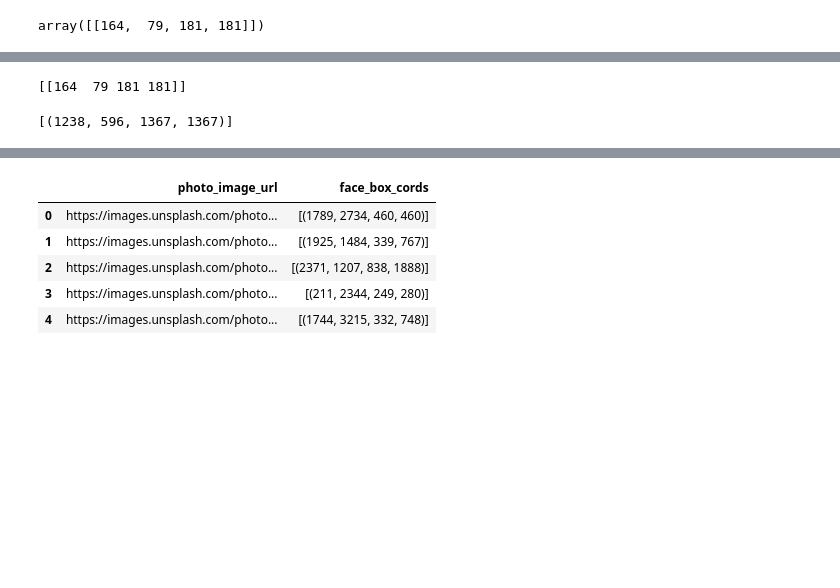
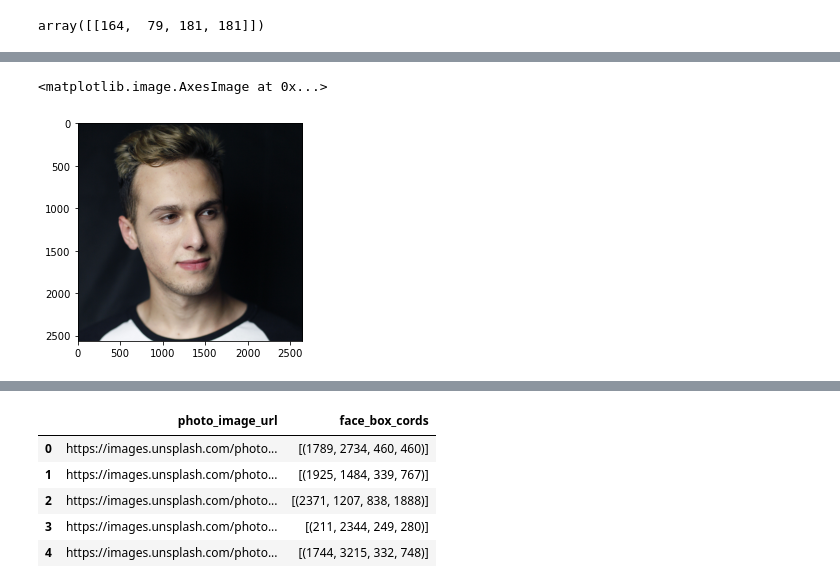
Before and after one commit to ramgendeploy/unsplash_faces, a Jupyter notebook: facebox_resize.ipynb, the cells around one changed output, grey strips where cells are left out. Cells and saved outputs as stored; diff of their text form; code cells hidden in the pictures; blank space fills up the shorter version.

```diff
--- a/facebox_resize.ipynb
+++ b/facebox_resize.ipynb
@@ -160,9 +193,8 @@ new_shape=img_open.shape
 # %%
-print(parse_cords(test_recal['face_boxs'][0]))
-recal_box(parse_cords(test_recal['face_boxs'][0]),og_shape, new_shape)
+plt.imshow(cropface(img_open, new_box[0]))
 # %% [output]
-[[164  79 181 181]]
+<matplotlib.image.AxesImage at 0x...>
-[(1238, 596, 1367, 1367)]
+[figure, added]
 # %%
 csv_files = glob.glob('./face_box/*.csv')
 
```
Also changed, not shown: parts of 4 cells of this notebook, 1 other file.
